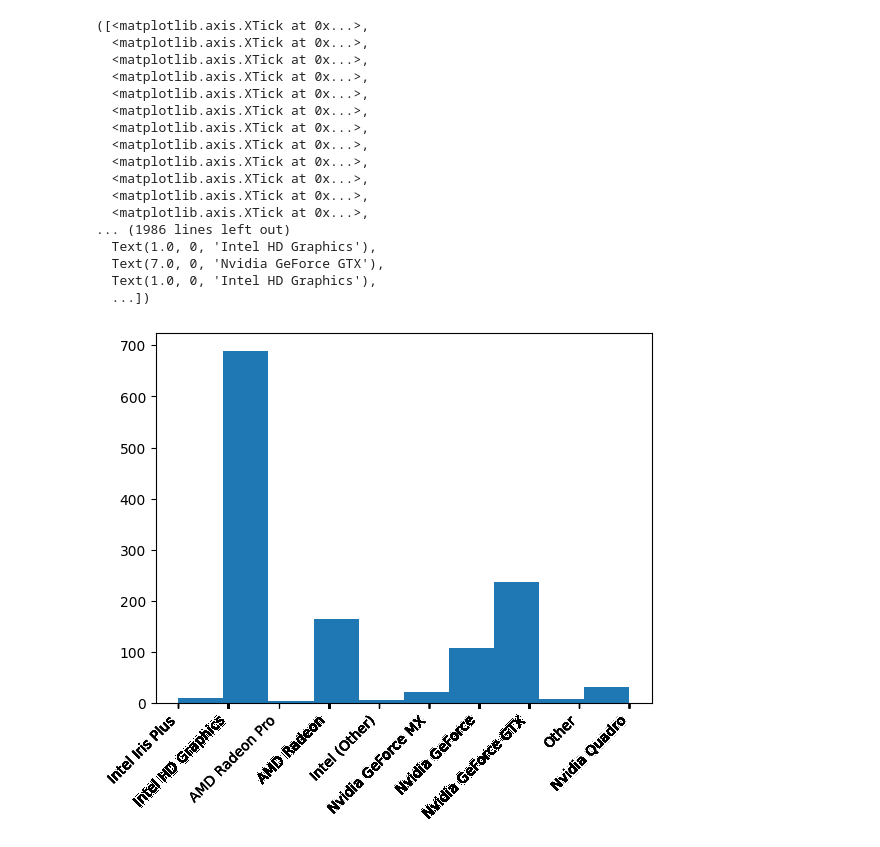
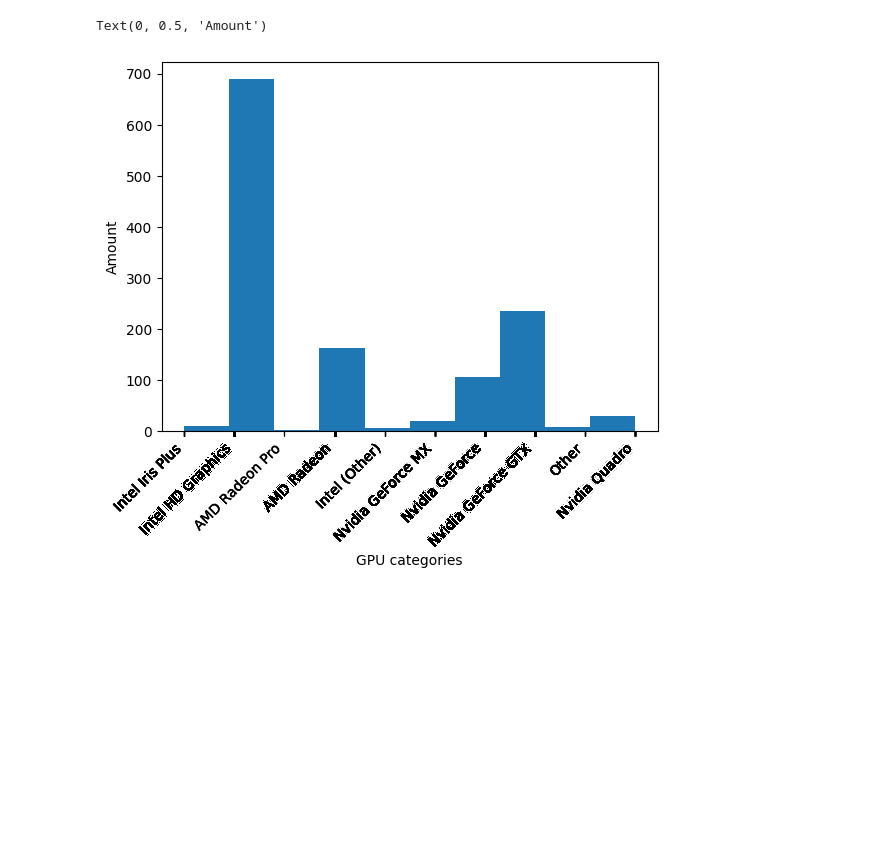
Before and after one commit to PreciousGemstone/CSSI-97-Project-insert_team_name-, a Jupyter notebook: Project_data_hist.ipynb, the cells around one changed output. Cells and saved outputs as stored; diff of their text form; code cells hidden in the pictures; blank space fills up the shorter version.

```diff
--- a/Project_data_hist.ipynb
+++ b/Project_data_hist.ipynb
@@ -202,28 +208,14 @@ plt.hist(Weight)
 # %%
 GPU = improved_laptop_preonehot["GPU_categories"]
 
 plt.hist(GPU)
 
 plt.xticks(GPU, rotation = 45, ha ='right')
+plt.xlabel("GPU categories")
+plt.ylabel("Amount")
 # %% [output]
-([<matplotlib.axis.XTick at 0x...>,
-  <matplotlib.axis.XTick at 0x...>,
-  <matplotlib.axis.XTick at 0x...>,
-  <matplotlib.axis.XTick at 0x...>,
-  <matplotlib.axis.XTick at 0x...>,
-  <matplotlib.axis.XTick at 0x...>,
-  <matplotlib.axis.XTick at 0x...>,
-  <matplotlib.axis.XTick at 0x...>,
-  <matplotlib.axis.XTick at 0x...>,
-  <matplotlib.axis.XTick at 0x...>,
-  <matplotlib.axis.XTick at 0x...>,
-  <matplotlib.axis.XTick at 0x...>,
-... (1986 lines left out)
-  Text(1.0, 0, 'Intel HD Graphics'),
-  Text(7.0, 0, 'Nvidia GeForce GTX'),
-  Text(1.0, 0, 'Intel HD Graphics'),
-  ...])
+Text(0, 0.5, 'Amount')
-[figure, old version]
+[figure, new version]
 # %%
 CPU = improved_laptop_preonehot["CPU_categories"]
 
```
Also changed, not shown: parts of 5 cells of this notebook.
